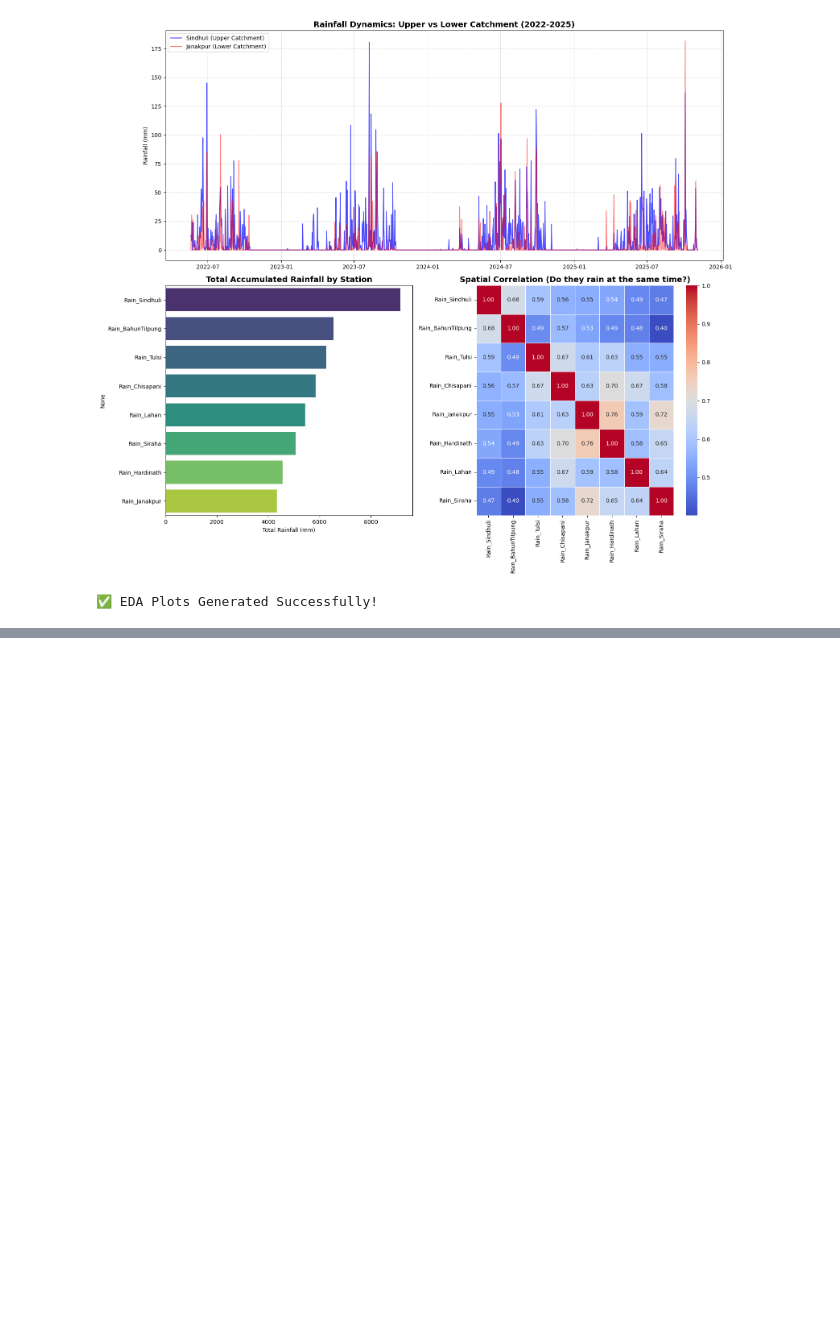
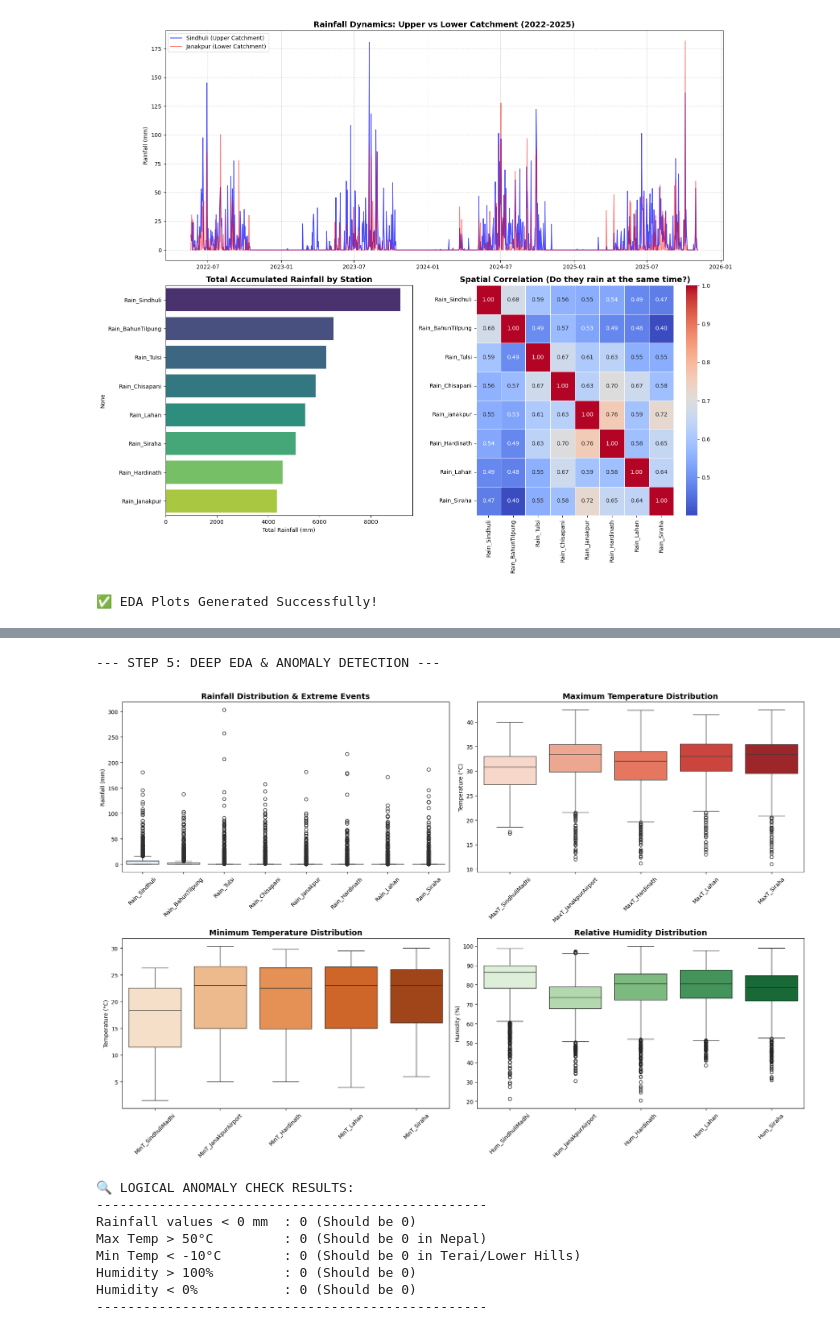
Before and after one commit to shishir881/Kamala-River-WaterLevel-Detection-RAN, a Jupyter notebook: finetuned_model/cleaned_meterological_data.ipynb, the cells around one changed output, grey strips where cells are left out. Drawn from its saved outputs; the diff is of its cells as text; code cells hidden in the pictures; blank space fills up the shorter version.

Commit message:
add all meterological data

```diff
--- a/finetuned_model/cleaned_meterological_data.ipynb
+++ b/finetuned_model/cleaned_meterological_data.ipynb
@@ -163,0 +242,69 @@ print("✅ EDA Plots Generated Successfully!")
+# %%
+import matplotlib.pyplot as plt
+import seaborn as sns
+import numpy as np
+
+print("--- STEP 5: DEEP EDA & ANOMALY DETECTION ---")
+
+# Setup the plotting area (2x2 grid)
+fig, axes = plt.subplots(2, 2, figsize=(18, 12))
+
+# 1. Rainfall Boxplot (Looking for natural extreme peaks)
+sns.boxplot(data=meteorology_master.iloc[:, 0:8], ax=axes[0, 0], palette="Blues")
+axes[0, 0].set_title("Rainfall Distribution & Extreme Events", fontsize=14, fontweight='bold')
+axes[0, 0].set_ylabel("Rainfall (mm)")
+axes[0, 0].tick_params(axis='x', rotation=45)
+
+# 2. Max Temperature Boxplot (Looking for sensor errors > 50C or < 0C)
+sns.boxplot(data=meteorology_master.iloc[:, 8:13], ax=axes[0, 1], palette="Reds")
+axes[0, 1].set_title("Maximum Temperature Distribution", fontsize=14, fontweight='bold')
+axes[0, 1].set_ylabel("Temperature (°C)")
+axes[0, 1].tick_params(axis='x', rotation=45)
+
+# 3. Min Temperature Boxplot
+sns.boxplot(data=meteorology_master.iloc[:, 13:18], ax=axes[1, 0], palette="Oranges")
+axes[1, 0].set_title("Minimum Temperature Distribution", fontsize=14, fontweight='bold')
+axes[1, 0].set_ylabel("Temperature (°C)")
+axes[1, 0].tick_params(axis='x', rotation=45)
+
+# 4. Humidity Boxplot (Looking for values > 100% or < 0%)
+sns.boxplot(data=meteorology_master.iloc[:, 18:23], ax=axes[1, 1], palette="Greens")
+axes[1, 1].set_title("Relative Humidity Distribution", fontsize=14, fontweight='bold')
+axes[1, 1].set_ylabel("Humidity (%)")
+axes[1, 1].tick_params(axis='x', rotation=45)
+
+plt.tight_layout()
+plt.show()
+
+# ---------------------------------------------------------
+# LOGICAL ANOMALY CHECK (Mathematical Rule-Based Check)
+# ---------------------------------------------------------
+print("\n🔍 LOGICAL ANOMALY CHECK RESULTS:")
+print("-" * 50)
+
+# 1. Rainfall Checks
+print(f"Rainfall values < 0 mm  : {(meteorology_master.iloc[:, 0:8] < 0).sum().sum()} (Should be 0)")
+
+# 2. Temperature Checks
+max_t_extreme = (meteorology_master.iloc[:, 8:13] > 50).sum().sum()
+min_t_extreme = (meteorology_master.iloc[:, 13:18] < -10).sum().sum()
+print(f"Max Temp > 50°C         : {max_t_extreme} (Should be 0 in Nepal)")
+print(f"Min Temp < -10°C        : {min_t_extreme} (Should be 0 in Terai/Lower Hills)")
+
+# 3. Humidity Checks
+hum_high = (meteorology_master.iloc[:, 18:23] > 100).sum().sum()
+hum_low = (meteorology_master.iloc[:, 18:23] < 0).sum().sum()
+print(f"Humidity > 100%         : {hum_high} (Should be 0)")
+print(f"Humidity < 0%           : {hum_low} (Should be 0)")
+print("-" * 50)
+# %% [output]
+--- STEP 5: DEEP EDA & ANOMALY DETECTION ---
+[figure, added]
+🔍 LOGICAL ANOMALY CHECK RESULTS:
+--------------------------------------------------
+Rainfall values < 0 mm  : 0 (Should be 0)
+Max Temp > 50°C         : 0 (Should be 0 in Nepal)
+Min Temp < -10°C        : 0 (Should be 0 in Terai/Lower Hills)
+Humidity > 100%         : 0 (Should be 0)
+Humidity < 0%           : 0 (Should be 0)
+--------------------------------------------------
```
Also changed, not shown: parts of 1 cell of this notebook.
